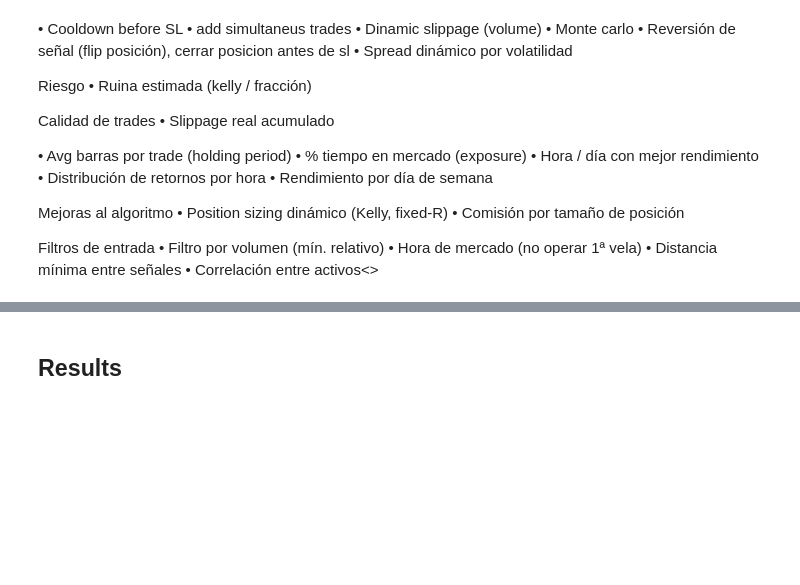
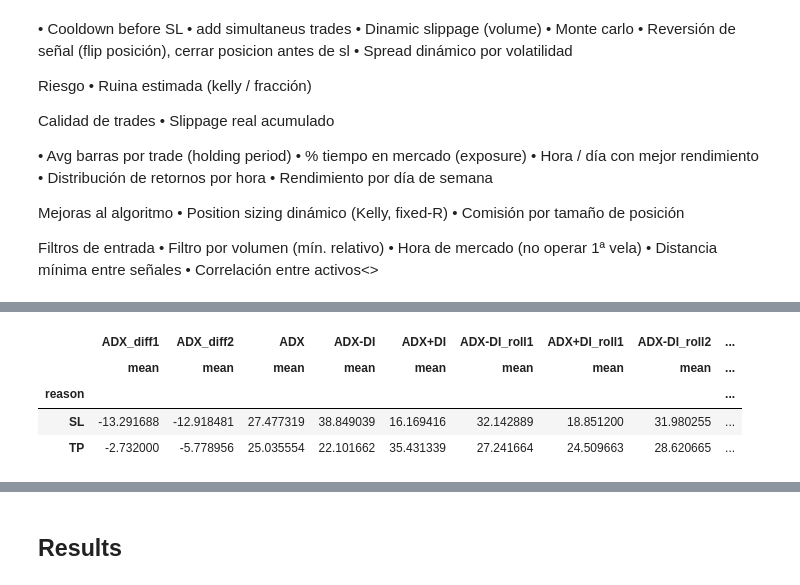
Before and after one commit to josebrx99/python, a Jupyter notebook: trading/backtest.ipynb, the cells around one changed output, grey strips where cells are left out. Saved outputs shown, nothing was run; the diff lists cells and outputs as text; code cells hidden in the pictures; blank space fills up the shorter version.

```diff
--- a/trading/backtest.ipynb
+++ b/trading/backtest.ipynb
@@ -2789,0 +2951,13 @@ resume = pd.concat(resume).sort_values("capital", ascending = False)
+# %%
+buys = exits[exits["signal2"] == 1]
+buys.groupby("reason").agg({"ADX_diff1":["mean"], "ADX_diff2":["mean"], "ADX":["mean"], "ADX-DI":["mean"], "ADX+DI":["mean"],
+                            "ADX-DI_roll1":["mean"], "ADX+DI_roll1":["mean"],
+                            "ADX-DI_roll2":["mean"], "ADX+DI_roll2":["mean"],
+                            "ADX-DI_roll5":["mean"], "ADX+DI_roll5":["mean"],
+                            "RSI":["mean"], "RSI1":["mean"], "RSI2":["mean"], "RSI3":["mean"], "RSI5":["mean"]})
+# %% [output]
+|  | ADX_diff1 | ADX_diff2 | ADX | ADX-DI | ADX+DI | ADX-DI_roll1 | ADX+DI_roll1 | ADX-DI_roll2 | ... |
+|  | mean | mean | mean | mean | mean | mean | mean | mean | ... |
+| reason |  |  |  |  |  |  |  |  | ... |
+| SL | -13.291688 | -12.918481 | 27.477319 | 38.849039 | 16.169416 | 32.142889 | 18.851200 | 31.980255 | ... |
+| TP | -2.732000 | -5.778956 | 25.035554 | 22.101662 | 35.431339 | 27.241664 | 24.509663 | 28.620665 | ... |
```
Also changed, not shown: parts of 87 cells of this notebook, 9 other files.
